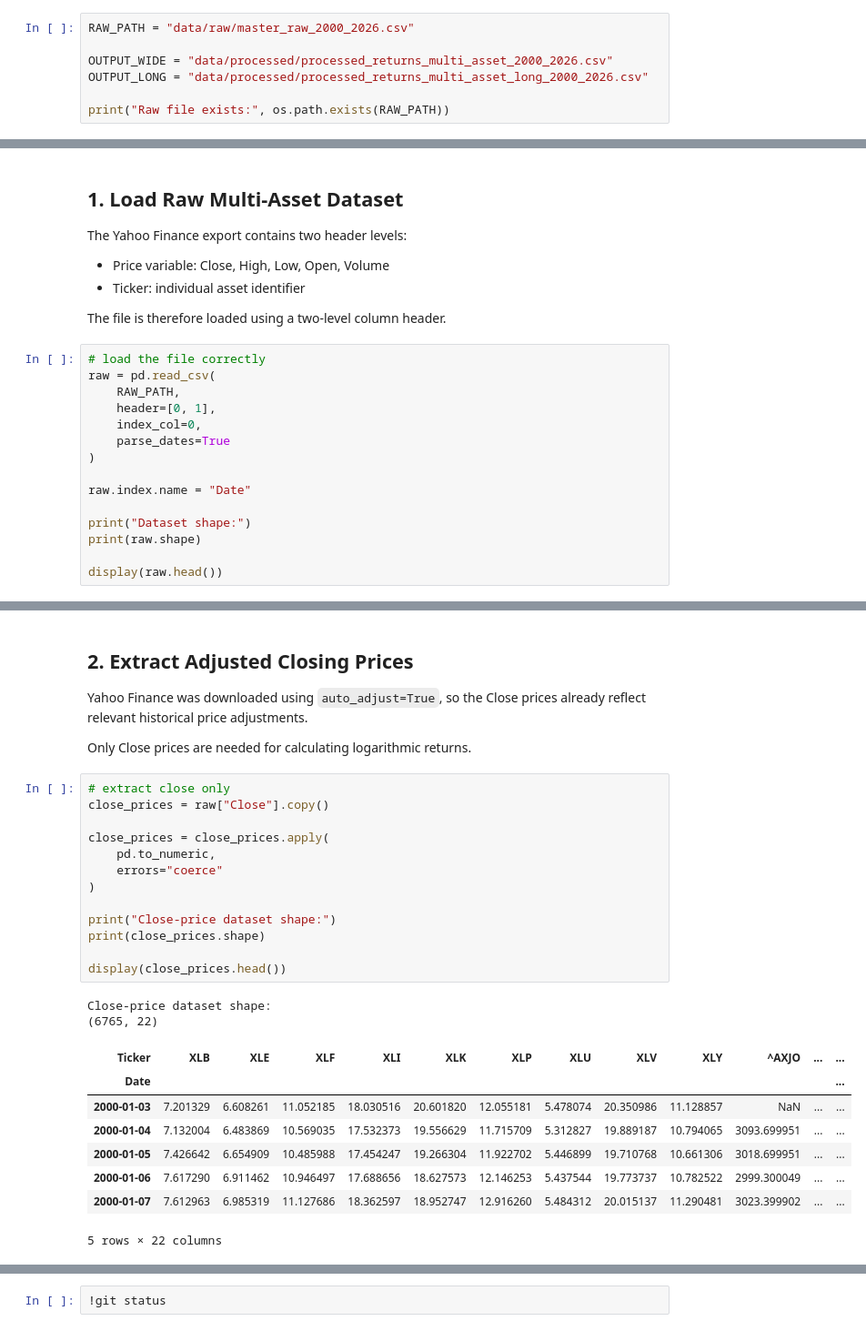
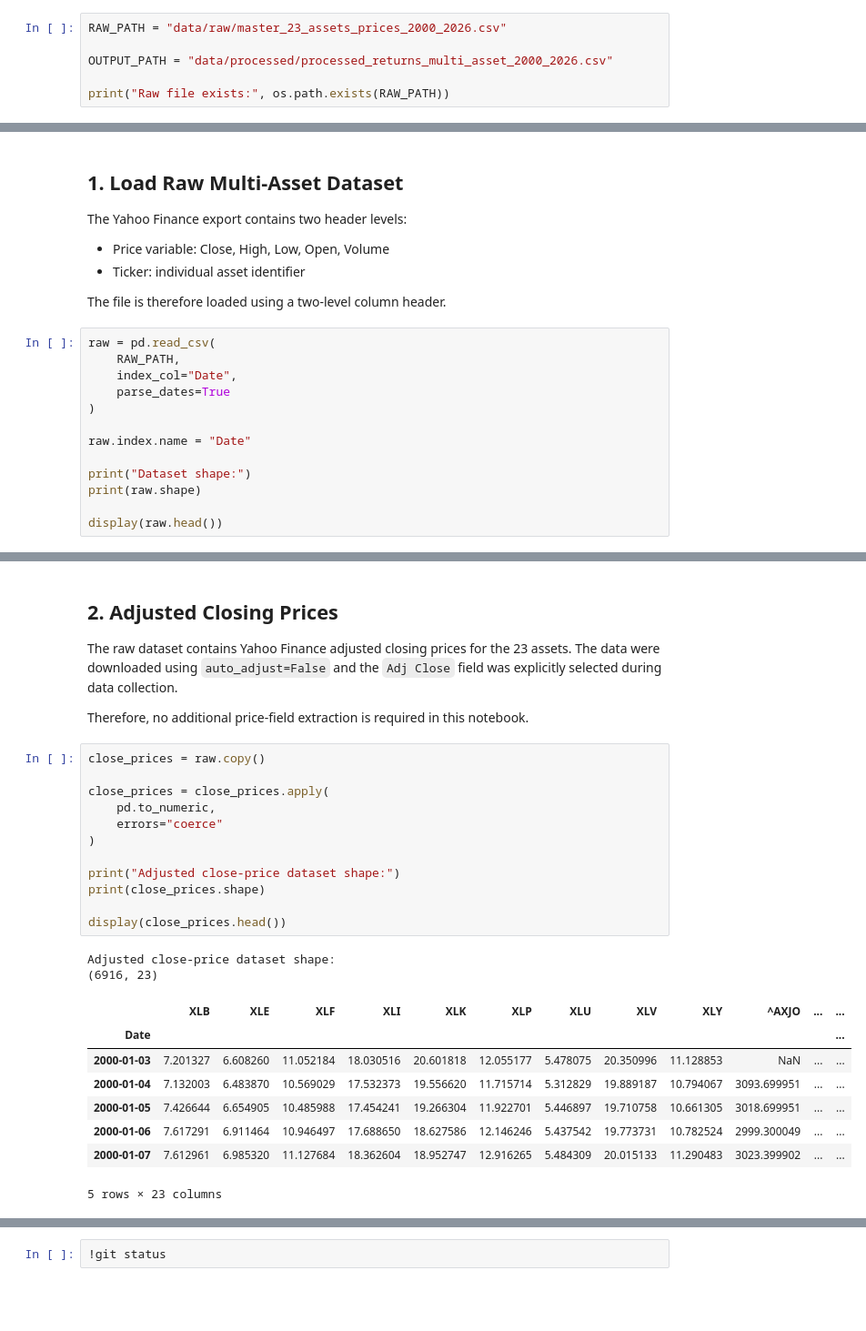
Before and after one commit to fleurclochette/Scientific-Project-SS26-Group-8, a Jupyter notebook: notebooks/02c_preprocessing_multi_asset.ipynb, the cells around one changed output, grey strips where cells are left out. Shown at 91% size. Saved outputs shown, nothing was run; the diff lists cells and outputs as text; blank space fills up the shorter version.

```diff
--- a/notebooks/02c_preprocessing_multi_asset.ipynb
+++ b/notebooks/02c_preprocessing_multi_asset.ipynb
@@ -60,8 +44,7 @@ Current working directory:
 # %%
-RAW_PATH = "data/raw/master_raw_2000_2026.csv"
+RAW_PATH = "data/raw/master_23_assets_prices_2000_2026.csv"
 
-OUTPUT_WIDE = "data/processed/processed_returns_multi_asset_2000_2026.csv"
-OUTPUT_LONG = "data/processed/processed_returns_multi_asset_long_2000_2026.csv"
+OUTPUT_PATH = "data/processed/processed_returns_multi_asset_2000_2026.csv"
 
 print("Raw file exists:", os.path.exists(RAW_PATH))
 # %% [output]
@@ -76,11 +59,9 @@ The Yahoo Finance export contains two header levels:
 
 The file is therefore loaded using a two-level column header.
 # %%
-# load the file correctly
 raw = pd.read_csv(
     RAW_PATH,
-    header=[0, 1],
-    index_col=0,
+    index_col="Date",
     parse_dates=True
 )
 
@@ -118,34 +86,34 @@ Tickers:
-# %% [markdown]
-## 2. Extract Adjusted Closing Prices
-
-Yahoo Finance was downloaded using `auto_adjust=True`, so the Close prices already
-reflect relevant historical price adjustments.
-
-Only Close prices are needed for calculating logarithmic returns.
+# %% [markdown]
+## 2. Adjusted Closing Prices
+
+The raw dataset contains Yahoo Finance adjusted closing prices for the 23 assets.
+The data were downloaded using `auto_adjust=False` and the `Adj Close` field was
+explicitly selected during data collection.
+
+Therefore, no additional price-field extraction is required in this notebook.
 # %%
-# extract close only
-close_prices = raw["Close"].copy()
+close_prices = raw.copy()
 
 close_prices = close_prices.apply(
     pd.to_numeric,
     errors="coerce"
 )
 
-print("Close-price dataset shape:")
+print("Adjusted close-price dataset shape:")
 print(close_prices.shape)
 
 display(close_prices.head())
 # %% [output]
-Close-price dataset shape:
-(6765, 22)
+Adjusted close-price dataset shape:
+(6916, 23)
-| Ticker | XLB | XLE | XLF | XLI | XLK | XLP | XLU | XLV | XLY | ^AXJO | ... | ... |
+|  | XLB | XLE | XLF | XLI | XLK | XLP | XLU | XLV | XLY | ^AXJO | ... | ... |
 | Date |  |  |  |  |  |  |  |  |  |  |  | ... |
-| 2000-01-03 | 7.201329 | 6.608261 | 11.052185 | 18.030516 | 20.601820 | 12.055181 | 5.478074 | 20.350986 | 11.128857 | NaN | ... | ... |
-| 2000-01-04 | 7.132004 | 6.483869 | 10.569035 | 17.532373 | 19.556629 | 11.715709 | 5.312827 | 19.889187 | 10.794065 | 3093.699951 | ... | ... |
-| 2000-01-05 | 7.426642 | 6.654909 | 10.485988 | 17.454247 | 19.266304 | 11.922702 | 5.446899 | 19.710768 | 10.661306 | 3018.699951 | ... | ... |
-| 2000-01-06 | 7.617290 | 6.911462 | 10.946497 | 17.688656 | 18.627573 | 12.146253 | 5.437544 | 19.773737 | 10.782522 | 2999.300049 | ... | ... |
-| 2000-01-07 | 7.612963 | 6.985319 | 11.127686 | 18.362597 | 18.952747 | 12.916260 | 5.484312 | 20.015137 | 11.290481 | 3023.399902 | ... | ... |
+| 2000-01-03 | 7.201327 | 6.608260 | 11.052184 | 18.030516 | 20.601818 | 12.055177 | 5.478075 | 20.350996 | 11.128853 | NaN | ... | ... |
+| 2000-01-04 | 7.132003 | 6.483870 | 10.569029 | 17.532373 | 19.556620 | 11.715714 | 5.312829 | 19.889187 | 10.794067 | 3093.699951 | ... | ... |
+| 2000-01-05 | 7.426644 | 6.654905 | 10.485988 | 17.454241 | 19.266304 | 11.922701 | 5.446897 | 19.710758 | 10.661305 | 3018.699951 | ... | ... |
+| 2000-01-06 | 7.617291 | 6.911464 | 10.946497 | 17.688650 | 18.627586 | 12.146246 | 5.437542 | 19.773731 | 10.782524 | 2999.300049 | ... | ... |
+| 2000-01-07 | 7.612961 | 6.985320 | 11.127684 | 18.362604 | 18.952747 | 12.916265 | 5.484309 | 20.015133 | 11.290483 | 3023.399902 | ... | ... |
-5 rows × 22 columns
+5 rows × 23 columns
 # %%
 # Inspect missing data
 missing_summary = pd.DataFrame({
```
Also changed, not shown: parts of 39 cells of this notebook.
